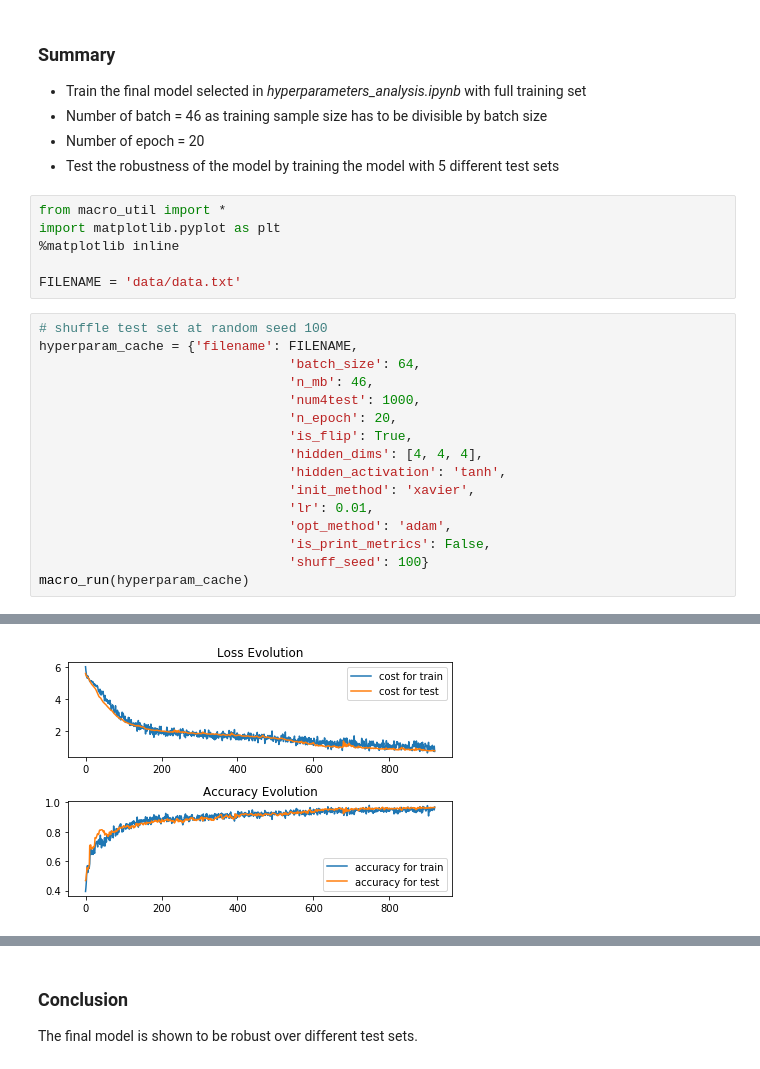
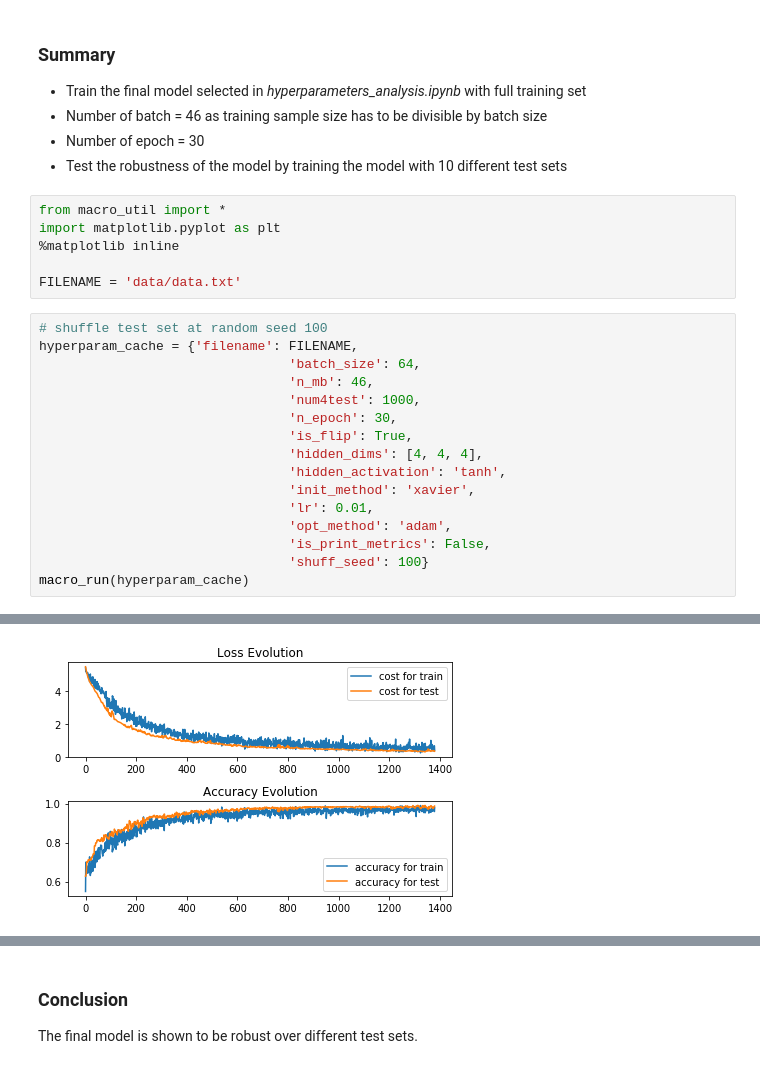
Before and after one commit to riven314/RNN_BinaryAddition, a Jupyter notebook: finalmodel_robust.ipynb, the cells around one changed output, grey strips where cells are left out. Drawn from its saved outputs; the diff is of its cells as text.

```diff
--- a/finalmodel_robust.ipynb
+++ b/finalmodel_robust.ipynb
@@ -2,8 +2,8 @@
 ### Summary
 - Train the final model selected in *hyperparameters_analysis.ipynb* with full training set <br>
 - Number of batch = 46 as training sample size has to be divisible by batch size
-- Number of epoch = 20
-- Test the robustness of the model by training the model with 5 different test sets
+- Number of epoch = 30
+- Test the robustness of the model by training the model with 10 different test sets
 # %%
 from macro_util import *
 import matplotlib.pyplot as plt
@@ -16,7 +16,7 @@ hyperparam_cache = {'filename': FILENAME,
                                 'batch_size': 64,
                                 'n_mb': 46,
                                 'num4test': 1000,
-                                'n_epoch': 20,
+                                'n_epoch': 30,
                                 'is_flip': True,
                                 'hidden_dims': [4, 4, 4],
                                 'hidden_activation': 'tanh',
@@ -39,4 +39,4 @@ test loss: 0.7565
-[figure, old version]
+[figure, new version]
 # %%
 # shuffle test set at random seed 101
 hyperparam_cache = {'filename': FILENAME,
```
Also changed, not shown: parts of 5 cells of this notebook, 1 other file.
